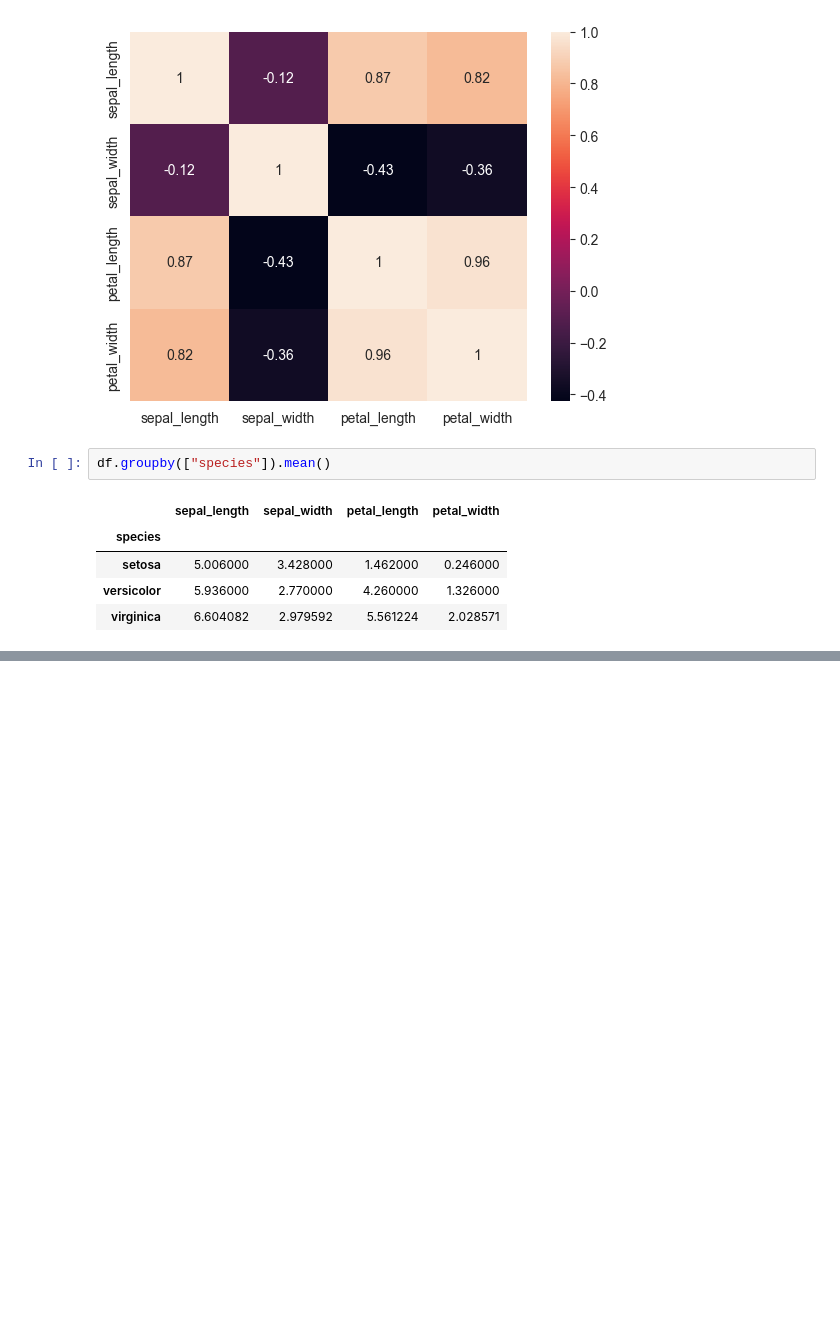
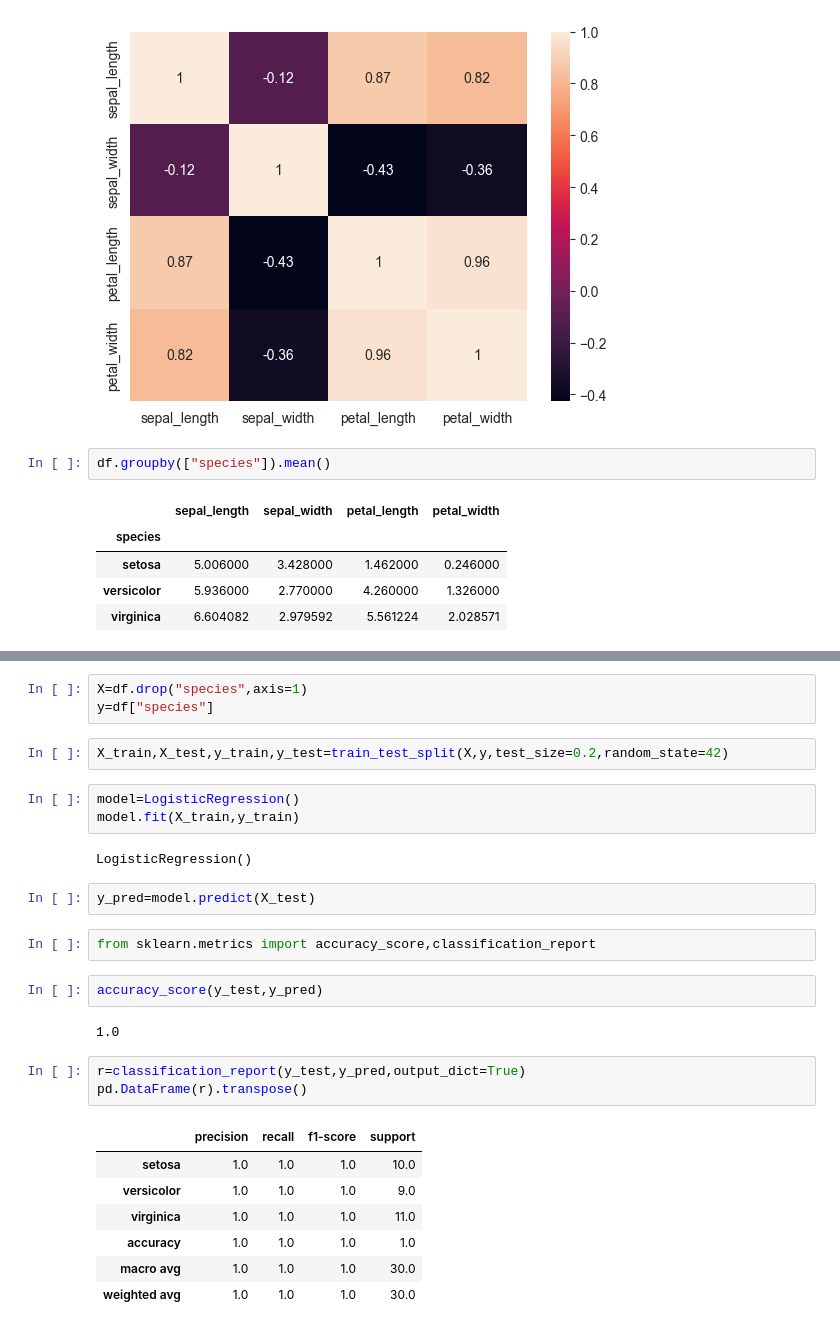
Before and after one commit to MLN142/Iris_flower_classification, a Jupyter notebook: IRIS.ipynb, the cells around one changed output, grey strips where cells are left out. Cells and saved outputs as stored; diff of their text form; blank space fills up the shorter version.

Commit message:
logistic Regression

```diff
--- a/IRIS.ipynb
+++ b/IRIS.ipynb
@@ -174,0 +179,29 @@ df.groupby(["species"]).mean()
+# %%
+X=df.drop("species",axis=1)
+y=df["species"]
+# %%
+X_train,X_test,y_train,y_test=train_test_split(X,y,test_size=0.2,random_state=42)
+# %%
+model=LogisticRegression()
+model.fit(X_train,y_train)
+# %% [output]
+LogisticRegression()
+# %%
+y_pred=model.predict(X_test)
+# %%
+from sklearn.metrics import accuracy_score,classification_report
+# %%
+accuracy_score(y_test,y_pred)
+# %% [output]
+1.0
+# %%
+r=classification_report(y_test,y_pred,output_dict=True)
+pd.DataFrame(r).transpose()
+# %% [output]
+|  | precision | recall | f1-score | support |
+| setosa | 1.0 | 1.0 | 1.0 | 10.0 |
+| versicolor | 1.0 | 1.0 | 1.0 | 9.0 |
+| virginica | 1.0 | 1.0 | 1.0 | 11.0 |
+| accuracy | 1.0 | 1.0 | 1.0 | 1.0 |
+| macro avg | 1.0 | 1.0 | 1.0 | 30.0 |
+| weighted avg | 1.0 | 1.0 | 1.0 | 30.0 |
```
Also changed, not shown: parts of 1 cell of this notebook.
